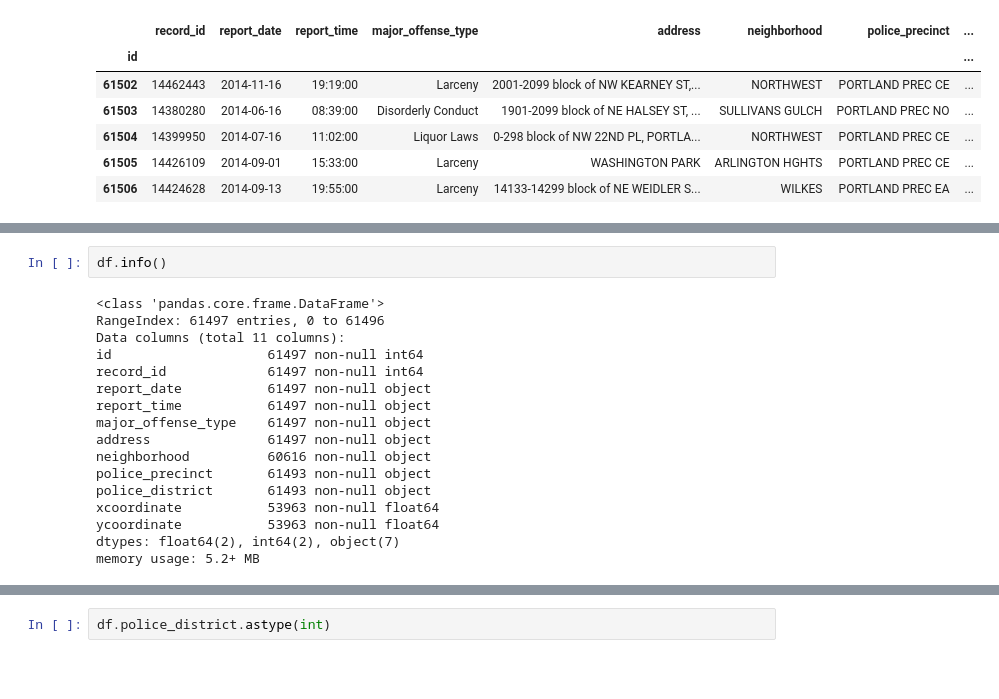
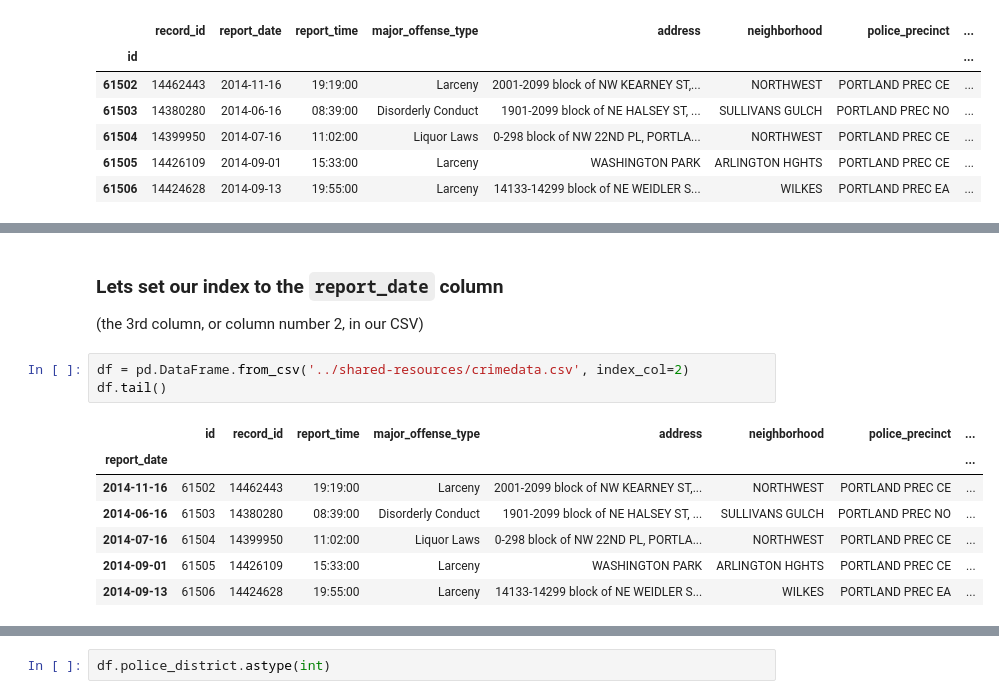
Before and after one commit to hackoregon/civicu-pythonii-summer-2017, a Jupyter notebook: lessons/09-Pandas/Advanced Data Wrangling with Pandas (instead of csvkit).ipynb, the cells around one changed output, grey strips where cells are left out. Cells and saved outputs as stored; diff of their text form; blank space fills up the shorter version.

```diff
--- a/lessons/09-Pandas/Untitled.ipynb
+++ b/lessons/09-Pandas/Advanced Data Wrangling with Pandas (instead of csvkit).ipynb
@@ -51,19 +26,14 @@ df.tail()
-# %%
-df.info()
-# %% [output]
-<class 'pandas.core.frame.DataFrame'>
-RangeIndex: 61497 entries, 0 to 61496
-Data columns (total 11 columns):
-id                    61497 non-null int64
-record_id             61497 non-null int64
-report_date           61497 non-null object
-report_time           61497 non-null object
-major_offense_type    61497 non-null object
-address               61497 non-null object
-neighborhood          60616 non-null object
-police_precinct       61493 non-null object
-police_district       61493 non-null object
-xcoordinate           53963 non-null float64
-ycoordinate           53963 non-null float64
-dtypes: float64(2), int64(2), object(7)
-memory usage: 5.2+ MB
+# %% [markdown]
+### Lets set our index to the `report_date` column
+(the 3rd column, or column number 2, in our CSV)
+# %%
+df = pd.DataFrame.from_csv('../shared-resources/crimedata.csv', index_col=2)
+df.tail()
+# %% [output]
+|  | id | record_id | report_time | major_offense_type | address | neighborhood | police_precinct | ... |
+| report_date |  |  |  |  |  |  |  | ... |
+| 2014-11-16 | 61502 | 14462443 | 19:19:00 | Larceny | 2001-2099 block of NW KEARNEY ST,... | NORTHWEST | PORTLAND PREC CE | ... |
+| 2014-06-16 | 61503 | 14380280 | 08:39:00 | Disorderly Conduct | 1901-2099 block of NE HALSEY ST, ... | SULLIVANS GULCH | PORTLAND PREC NO | ... |
+| 2014-07-16 | 61504 | 14399950 | 11:02:00 | Liquor Laws | 0-298 block of NW 22ND PL, PORTLA... | NORTHWEST | PORTLAND PREC CE | ... |
+| 2014-09-01 | 61505 | 14426109 | 15:33:00 | Larceny | WASHINGTON PARK | ARLINGTON HGHTS | PORTLAND PREC CE | ... |
+| 2014-09-13 | 61506 | 14424628 | 19:55:00 | Larceny | 14133-14299 block of NE WEIDLER S... | WILKES | PORTLAND PREC EA | ... |
```
Also changed, not shown: parts of 26 cells of this notebook.
